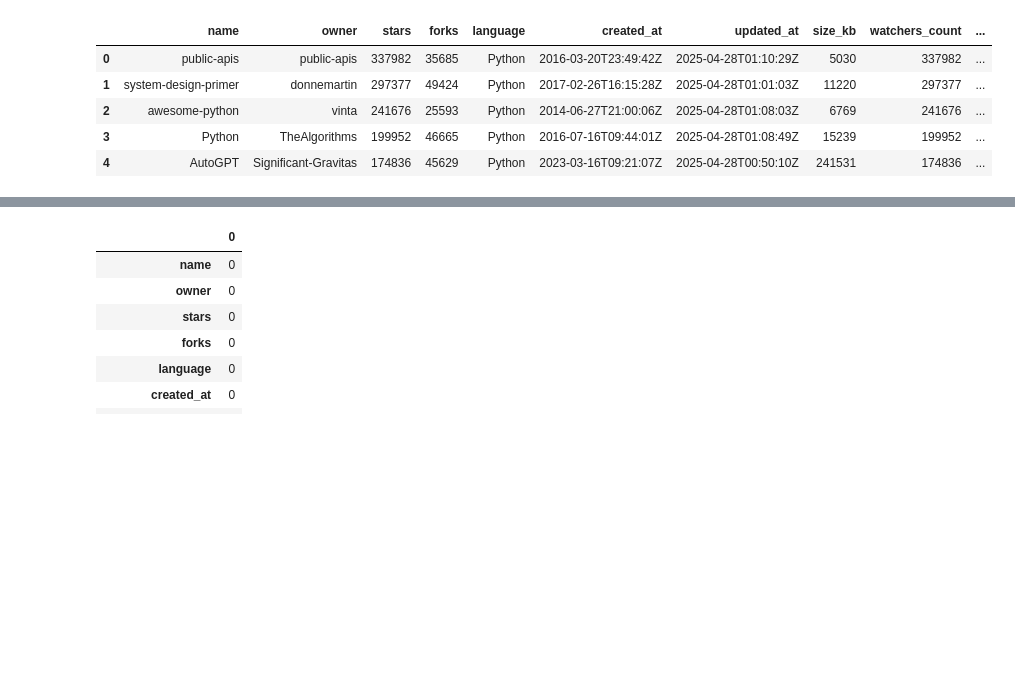
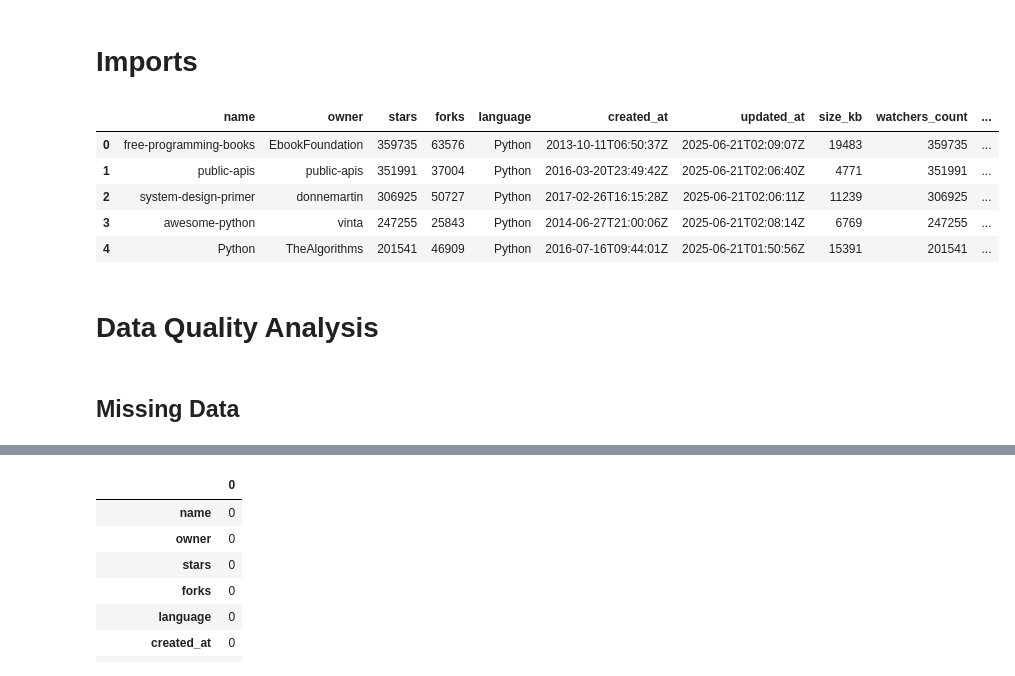
Before and after one commit to LucasjsSilva/data-set-repositorios, a Jupyter notebook: notebooks/req3.ipynb, the cells around one changed output, grey strips where cells are left out. Saved outputs shown, nothing was run; the diff lists cells and outputs as text; code cells hidden in the pictures; blank space fills up the shorter version.

```diff
--- a/notebooks/req3.ipynb
+++ b/notebooks/req3.ipynb
@@ -1,12 +1,20 @@
+# %% [markdown]
+# Imports
 # %%
 import pandas as pd
 # %%
-df = pd.read_csv('../dados/github_repos_completos.csv')
+# Import the dataset into a pandas DataFrame
+df = pd.read_csv('github_repos_completos.csv')
+
 df.head()
 # %% [output]
 |  | name | owner | stars | forks | language | created_at | updated_at | size_kb | watchers_count | ... |
-| 0 | public-apis | public-apis | 337982 | 35685 | Python | 2016-03-20T23:49:42Z | 2025-04-28T01:10:29Z | 5030 | 337982 | ... |
-| 1 | system-design-primer | donnemartin | 297377 | 49424 | Python | 2017-02-26T16:15:28Z | 2025-04-28T01:01:03Z | 11220 | 297377 | ... |
-| 2 | awesome-python | vinta | 241676 | 25593 | Python | 2014-06-27T21:00:06Z | 2025-04-28T01:08:03Z | 6769 | 241676 | ... |
-| 3 | Python | TheAlgorithms | 199952 | 46665 | Python | 2016-07-16T09:44:01Z | 2025-04-28T01:08:49Z | 15239 | 199952 | ... |
-| 4 | AutoGPT | Significant-Gravitas | 174836 | 45629 | Python | 2023-03-16T09:21:07Z | 2025-04-28T00:50:10Z | 241531 | 174836 | ... |
+| 0 | free-programming-books | EbookFoundation | 359735 | 63576 | Python | 2013-10-11T06:50:37Z | 2025-06-21T02:09:07Z | 19483 | 359735 | ... |
+| 1 | public-apis | public-apis | 351991 | 37004 | Python | 2016-03-20T23:49:42Z | 2025-06-21T02:06:40Z | 4771 | 351991 | ... |
+| 2 | system-design-primer | donnemartin | 306925 | 50727 | Python | 2017-02-26T16:15:28Z | 2025-06-21T02:06:11Z | 11239 | 306925 | ... |
+| 3 | awesome-python | vinta | 247255 | 25843 | Python | 2014-06-27T21:00:06Z | 2025-06-21T02:08:14Z | 6769 | 247255 | ... |
+| 4 | Python | TheAlgorithms | 201541 | 46909 | Python | 2016-07-16T09:44:01Z | 2025-06-21T01:50:56Z | 15391 | 201541 | ... |
+# %% [markdown]
+# Data Quality Analysis
+# %% [markdown]
+## Missing Data
```
Also changed, not shown: parts of 23 cells of this notebook.
